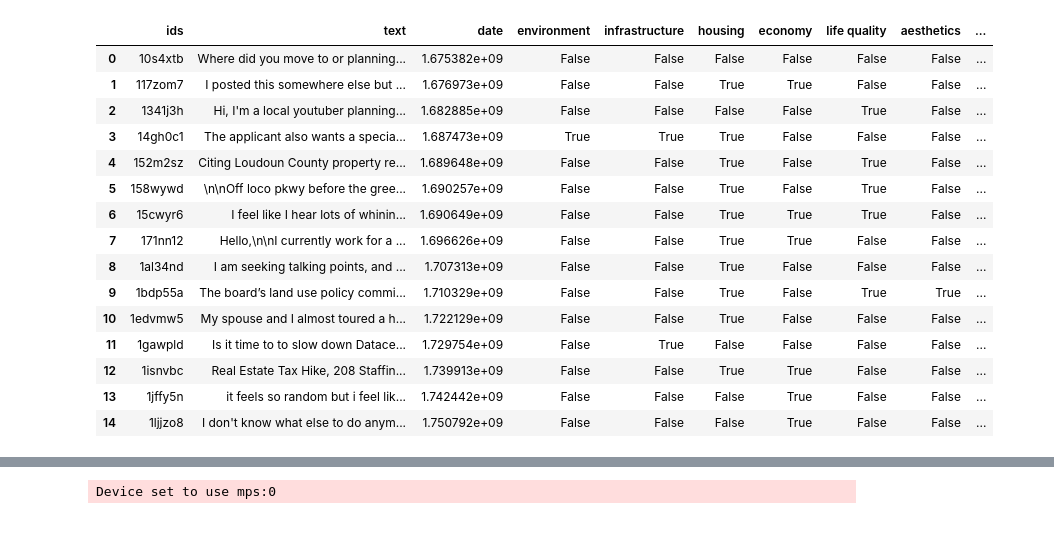
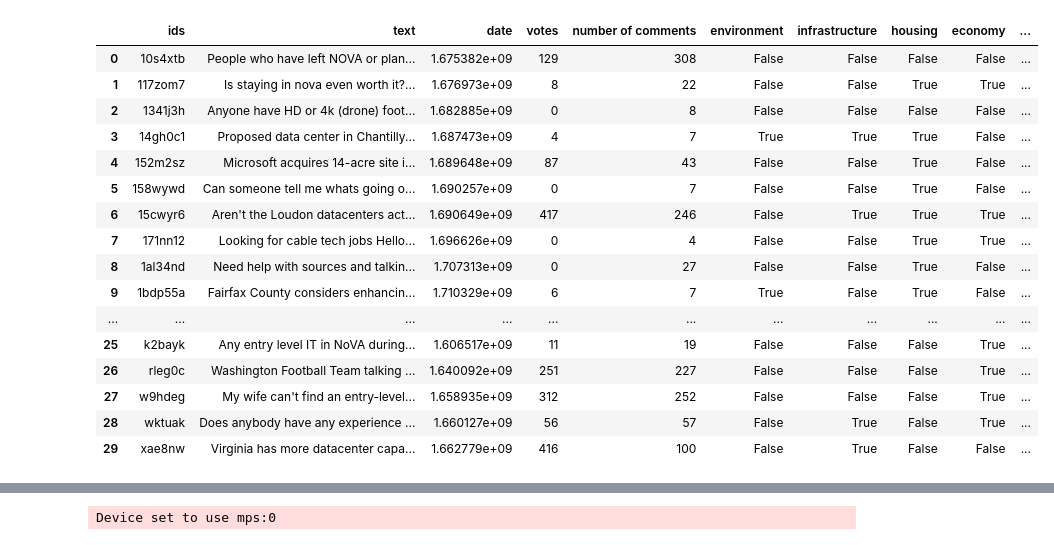
Before and after one commit to miaknatali/sentiment_analysis, a Jupyter notebook: reddit_data_nova.ipynb, the cells around one changed output, grey strips where cells are left out. Cells and saved outputs as stored; diff of their text form; code cells hidden in the pictures.

Commit message:
Changes to be committed: 	modified:   reddit_data_nova.ipynb 	new file:   reddit_data_nova_new_collection_method.ipynb 	new file:   single_post_testing.ipynb 	new file:   theme_categorization.ipynb

```diff
--- a/reddit_data_nova.ipynb
+++ b/reddit_data_nova.ipynb
@@ -23,5 +21,5 @@ import pandas as pd
 # %%
-MAX_POSTS = 500
+#MAX_POSTS = 500
 
 all_post_ids = []
 
@@ -35,6 +33,8 @@ search_url = f"https://www.reddit.com/r/{subreddit}/search.json"
 params = {
     "q": 'datacenter',
     "restrict_sr": 1,
+    "cId": "15d87a39-3f1c-4d17-8fbe-39ba6d1dc63e",
+    "iId": "57f26489-620f-40bc-af0a-e3e5d57d1724",
 }
 
 env_post_ids = []
@@ -48,16 +48,18 @@ not_useful_post_ids = []
 
 after = None
 
-environmental_keywords = ["pollution", "emissions", "diesel", "fumes", "light pollution", "water", "drought", "water consumption",  "waste", "carbon", "climate"]
-infrastructure_utilities_keywords = ["utilities", "electric", "power", "grid", "blackout", "substation", "reliable", "reliability", "capacity", "infrastructure", "generator", "water"]
+environmental_keywords = ["environment", "pollution", "emissions", "diesel", "fumes", "light pollution", "water", "drought", "water consumption",  "waste", "carbon", "climate"]
+infrastructure_utilities_keywords = ["utilities", "utility", "electric", "power", "grid", "blackout", "substation", "reliable", "reliability", "capacity", "infrastructure", "generator", "water"]
 housing_keywords = ["housing", "house", "home", "rent", "property", "real estate", "house price", "housing price", "housing cost", "land cost", "land price", "gentrification"]
 economic_keywords = ["job", "work", "revenue", "tax", "money", "rich", "salary", "economy", "investment", "business"]
 life_quality_keywords = ["resident", "fumes", "noise", "loud", "vibration", "light pollution", "sound", "smell", "traffic"]
 aesthetics_keywords = ["landscape", "visual impact",  "aesthetics", "looks", "architecture", "design", "facade", "industrial", "windows", "dark"]
-government_keywords = ["zoning", "planning", "approval", "permit", "city council"]
+government_keywords = ["zoning", "planning", "approval", "permit", "city council", "bill", "mayor", "governor", "government"]
 
 # NEED TO INCLUDE THIS FILTERING
 # dont_include = ["server", "rack", "switch", "firewall", "BGP", "latency"]
+
+matched_posts = 0
 
 with httpx.Client(headers=HEADERS, follow_redirects=True) as client:
     while True:
@@ -114,18 +116,21 @@ with httpx.Client(headers=HEADERS, follow_redirects=True) as client:
                 matched = True
             if not matched:
                 not_useful_post_ids.append(post_id)
+            else:
+                matched_posts += 1
 
         after = listing["data"]["after"]
         print("After:", after)
         if after is None:
             break
 
-        if len(all_post_ids) >= MAX_POSTS:
-            break
+        # if len(all_post_ids) >= MAX_POSTS:
+        #     break
 
         time.sleep(0.2)
 
 print("Total posts scanned:", len(all_post_ids))
+print("Total posts with a theme:", matched_posts)
 print("Found environmental posts:", len(env_post_ids))
 print("Found infrastructure posts:", len(infr_post_ids))
 print("Found housing posts:", len(housing_post_ids))
@@ -133,4 +138,5 @@ print("Found economic posts:", len(econ_post_ids))
 print("Found life quality posts:", len(life_qual_post_ids))
 print("Found aesthetic posts:", len(aesth_post_ids))
 print("Found government posts:", len(gov_post_ids))
+print(not_useful_post_ids)
 # %% [output]
@@ -204,12 +161,16 @@ Device set to use mps:0
 # %%
 nova_theme_lists = [env_post_ids, infr_post_ids, housing_post_ids, econ_post_ids, life_qual_post_ids, aesth_post_ids, gov_post_ids]
-posts = pd.DataFrame(columns=["ids", "text", "date", "environment", "infrastructure", "housing", "economy", "life quality", "aesthetics", "government"])
+posts = pd.DataFrame(columns=["ids", "text", "date", "votes", "number of comments", "environment", "infrastructure", "housing", "economy", "life quality", "aesthetics", "government"])
 
 for theme in nova_theme_lists:
-    df1 = pd.DataFrame(columns=["ids", "text", "date", "environment", "infrastructure", "housing", "economy", "life quality", "aesthetics", "government"])
+    df1 = pd.DataFrame(columns=["ids", "text", "date", "votes", "number of comments", "environment", "infrastructure", "housing", "economy", "life quality", "aesthetics", "government"])
     post_ids = []
     post_texts = []
     post_dates = []
+    post_votes = []
+    # What is upvote ratio because for posts with 0 ups and 0 downs I've seen 0.40 something and then for posts with 100 ups and 0 downs ive seen 0.9
+    # Should I use the upvotes and downvotes separately or should I use score (upvotes-downvotes) (I'll just use score because it feels like most of the time downs is 0 and I don't know if that's correct)
+    post_comment_numbers = []
     with httpx.Client(headers=HEADERS, follow_redirects=True) as client:
         for pid in theme:
             post_url = f"https://www.reddit.com/comments/{pid}.json"
@@ -217,12 +178,18 @@ for theme in nova_theme_lists:
             r.raise_for_status()
             post_json = r.json()
             post_ids.append(pid)
-            text_and_title = post_json[0]["data"]["children"][0]["data"]["selftext"] + post_json[0]["data"]["children"][0]["data"]["title"]
+            text_and_title = post_json[0]["data"]["children"][0]["data"]["title"] + " " + post_json[0]["data"]["children"][0]["data"]["selftext"]
+            text_and_title = text_and_title.replace('\n', ' ')
             post_texts.append(text_and_title)
             post_dates.append(post_json[0]["data"]["children"][0]["data"]["created_utc"])
+            post_votes.append(post_json[0]["data"]["children"][0]["data"]["score"])
+            post_comment_numbers.append(post_json[0]["data"]["children"][0]["data"]["num_comments"])
     df1["ids"] = post_ids
     df1["text"] = post_texts
     df1["date"] = post_dates
+    df1["votes"] = post_votes
+    df1["number of comments"] = post_comment_numbers
+
     if theme == env_post_ids:
         df1["environment"] = True
     if theme == infr_post_ids:
@@ -238,6 +205,3 @@ for theme in nova_theme_lists:
     if theme == gov_post_ids:
         df1["government"] = True
     posts = pd.concat([posts, df1], ignore_index=True)
-
-
-print(posts)
@@ -262,23 +223,24 @@ print(posts)
 # %%
 grouping_cols = ["ids", "text", "date"]
 posts = posts.groupby(grouping_cols, as_index=False).max()
 theme_cols = ["environment", "infrastructure", "housing", "economy", "life quality", "aesthetics", "government"]
 posts[theme_cols] = posts[theme_cols].fillna(False)
-posts.head(15)
+posts.head(30)
 # %% [output]
-|  | ids | text | date | environment | infrastructure | housing | economy | life quality | aesthetics | ... |
-| 0 | 10s4xtb | Where did you move to or planning... | 1.675382e+09 | False | False | False | False | False | False | ... |
-| 1 | 117zom7 | I posted this somewhere else but ... | 1.676973e+09 | False | False | True | True | False | False | ... |
-| 2 | 1341j3h | Hi, I'm a local youtuber planning... | 1.682885e+09 | False | False | False | False | True | False | ... |
-| 3 | 14gh0c1 | The applicant also wants a specia... | 1.687473e+09 | True | True | True | False | False | False | ... |
-| 4 | 152m2sz | Citing Loudoun County property re... | 1.689648e+09 | False | False | True | False | True | False | ... |
-| 5 | 158wywd | \n\nOff loco pkwy before the gree... | 1.690257e+09 | False | False | True | False | True | False | ... |
-| 6 | 15cwyr6 | I feel like I hear lots of whinin... | 1.690649e+09 | False | False | True | True | True | False | ... |
-| 7 | 171nn12 | Hello,\n\nI currently work for a ... | 1.696626e+09 | False | False | True | True | False | False | ... |
-| 8 | 1al34nd | I am seeking talking points, and ... | 1.707313e+09 | False | False | True | False | False | False | ... |
-| 9 | 1bdp55a | The board’s land use policy commi... | 1.710329e+09 | False | False | True | False | True | True | ... |
-| 10 | 1edvmw5 | My spouse and I almost toured a h... | 1.722129e+09 | False | False | True | False | False | False | ... |
-| 11 | 1gawpld | Is it time to to slow down Datace... | 1.729754e+09 | False | True | False | False | False | False | ... |
-| 12 | 1isnvbc | Real Estate Tax Hike, 208 Staffin... | 1.739913e+09 | False | False | True | True | False | False | ... |
-| 13 | 1jffy5n | it feels so random but i feel lik... | 1.742442e+09 | False | False | False | True | False | False | ... |
-| 14 | 1ljjzo8 | I don't know what else to do anym... | 1.750792e+09 | False | False | False | True | False | False | ... |
+|  | ids | text | date | votes | number of comments | environment | infrastructure | housing | economy | ... |
+| 0 | 10s4xtb | People who have left NOVA or plan... | 1.675382e+09 | 129 | 308 | False | False | False | False | ... |
+| 1 | 117zom7 | Is staying in nova even worth it?... | 1.676973e+09 | 8 | 22 | False | False | True | True | ... |
+| 2 | 1341j3h | Anyone have HD or 4k (drone) foot... | 1.682885e+09 | 0 | 8 | False | False | False | False | ... |
+| 3 | 14gh0c1 | Proposed data center in Chantilly... | 1.687473e+09 | 4 | 7 | True | True | True | False | ... |
+| 4 | 152m2sz | Microsoft acquires 14-acre site i... | 1.689648e+09 | 87 | 43 | False | False | True | False | ... |
+| 5 | 158wywd | Can someone tell me whats going o... | 1.690257e+09 | 0 | 7 | False | False | True | False | ... |
+| 6 | 15cwyr6 | Aren't the Loudon datacenters act... | 1.690649e+09 | 417 | 246 | False | True | True | True | ... |
+| 7 | 171nn12 | Looking for cable tech jobs Hello... | 1.696626e+09 | 0 | 4 | False | False | True | True | ... |
+| 8 | 1al34nd | Need help with sources and talkin... | 1.707313e+09 | 0 | 27 | False | False | True | False | ... |
+| 9 | 1bdp55a | Fairfax County considers enhancin... | 1.710329e+09 | 6 | 7 | True | False | True | False | ... |
+| ... | ... | ... | ... | ... | ... | ... | ... | ... | ... | ... |
+| 25 | k2bayk | Any entry level IT in NoVA during... | 1.606517e+09 | 11 | 19 | False | False | False | True | ... |
+| 26 | rleg0c | Washington Football Team talking ... | 1.640092e+09 | 251 | 227 | False | False | False | True | ... |
+| 27 | w9hdeg | My wife can't find an entry-level... | 1.658935e+09 | 312 | 252 | False | False | False | True | ... |
+| 28 | wktuak | Does anybody have any experience ... | 1.660127e+09 | 56 | 57 | False | True | False | True | ... |
+| 29 | xae8nw | Virginia has more datacenter capa... | 1.662779e+09 | 416 | 100 | False | True | False | False | ... |
```
Also changed, not shown: parts of 15 cells of this notebook, 3 other files.
